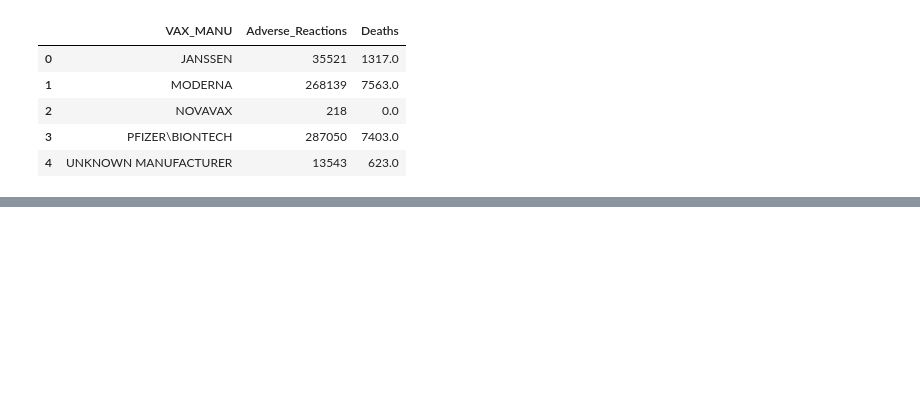
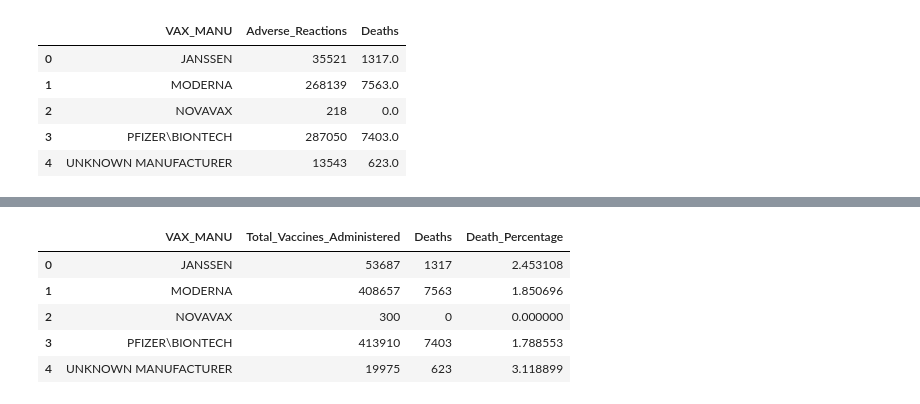
Before and after one commit to eli-crawley/covid_health, a Jupyter notebook: individual_works/lroberts.ipynb, the cells around one changed output, grey strips where cells are left out. Cells and saved outputs as stored; diff of their text form; code cells hidden in the pictures; blank space fills up the shorter version.

```diff
--- a/individual_works/lroberts.ipynb
+++ b/individual_works/lroberts.ipynb
@@ -71,0 +98,17 @@ summary_df
+# %%
+#death % by manufacturer
+
+death_percentage_df = vaccine_counts.merge(deaths_by_manufacturer, on="VAX_MANU", how='left').fillna(0)
+
+death_percentage_df['Deaths'] = death_percentage_df['Deaths'].astype(int)
+
+death_percentage_df['Death_Percentage'] = (death_percentage_df['Deaths'] / death_percentage_df['Total_Vaccines_Administered']) * 100
+
+death_percentage_df
+# %% [output]
+|  | VAX_MANU | Total_Vaccines_Administered | Deaths | Death_Percentage |
+| 0 | JANSSEN | 53687 | 1317 | 2.453108 |
+| 1 | MODERNA | 408657 | 7563 | 1.850696 |
+| 2 | NOVAVAX | 300 | 0 | 0.000000 |
+| 3 | PFIZER\BIONTECH | 413910 | 7403 | 1.788553 |
+| 4 | UNKNOWN MANUFACTURER | 19975 | 623 | 3.118899 |
```
Also changed, not shown: parts of 4 cells of this notebook.
